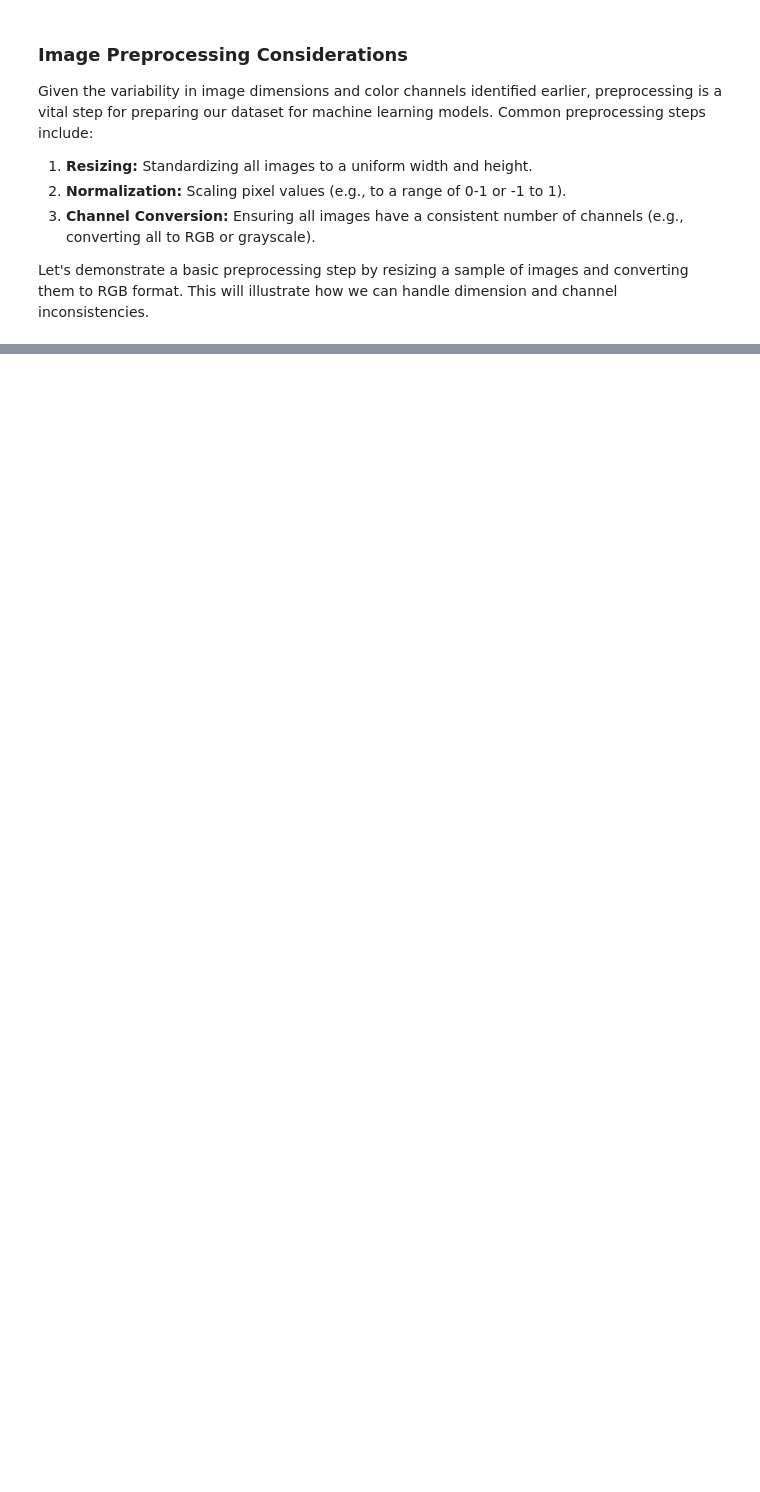
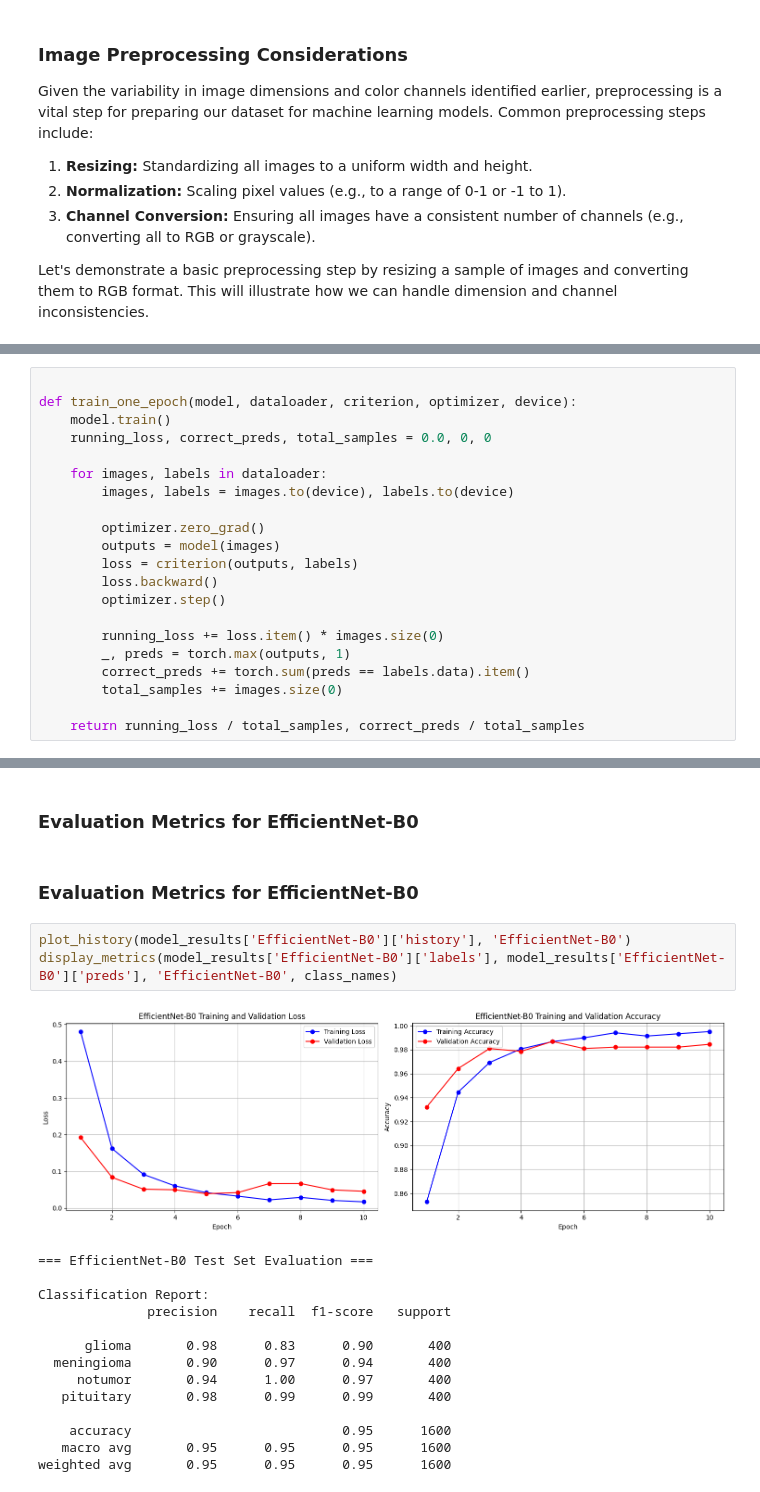
Before and after one commit to shahwaiz-9/Deep-Learning, a Jupyter notebook: Research_Paper_2.ipynb, the cells around one changed output, grey strips where cells are left out. Saved outputs shown, nothing was run; the diff lists cells and outputs as text; blank space fills up the shorter version.

```diff
--- a/Research_Paper_2.ipynb
+++ b/Research_Paper_2.ipynb
@@ -477,0 +636,21 @@ Demonstrating data augmentation on image: /kaggle/input/brain-tumor-mri-dataset/
+# %%
+
+def train_one_epoch(model, dataloader, criterion, optimizer, device):
+    model.train()
+    running_loss, correct_preds, total_samples = 0.0, 0, 0
+
+    for images, labels in dataloader:
+        images, labels = images.to(device), labels.to(device)
+
+        optimizer.zero_grad()
+        outputs = model(images)
+        loss = criterion(outputs, labels)
+        loss.backward()
+        optimizer.step()
+
+        running_loss += loss.item() * images.size(0)
+        _, preds = torch.max(outputs, 1)
+        correct_preds += torch.sum(preds == labels.data).item()
+        total_samples += images.size(0)
+
+    return running_loss / total_samples, correct_preds / total_samples
@@ -477,0 +1068,22 @@ Demonstrating data augmentation on image: /kaggle/input/brain-tumor-mri-dataset/
+# %% [markdown]
+### Evaluation Metrics for EfficientNet-B0
+# %% [markdown]
+### Evaluation Metrics for EfficientNet-B0
+# %%
+plot_history(model_results['EfficientNet-B0']['history'], 'EfficientNet-B0')
+display_metrics(model_results['EfficientNet-B0']['labels'], model_results['EfficientNet-B0']['preds'], 'EfficientNet-B0', class_names)
+# %% [output]
+[figure, added]
+=== EfficientNet-B0 Test Set Evaluation ===
+
+Classification Report:
+              precision    recall  f1-score   support
+
+      glioma       0.98      0.83      0.90       400
+  meningioma       0.90      0.97      0.94       400
+     notumor       0.94      1.00      0.97       400
+   pituitary       0.98      0.99      0.99       400
+
+    accuracy                           0.95      1600
+   macro avg       0.95      0.95      0.95      1600
+weighted avg       0.95      0.95      0.95      1600
```
Also changed, not shown: parts of 61 cells of this notebook.
